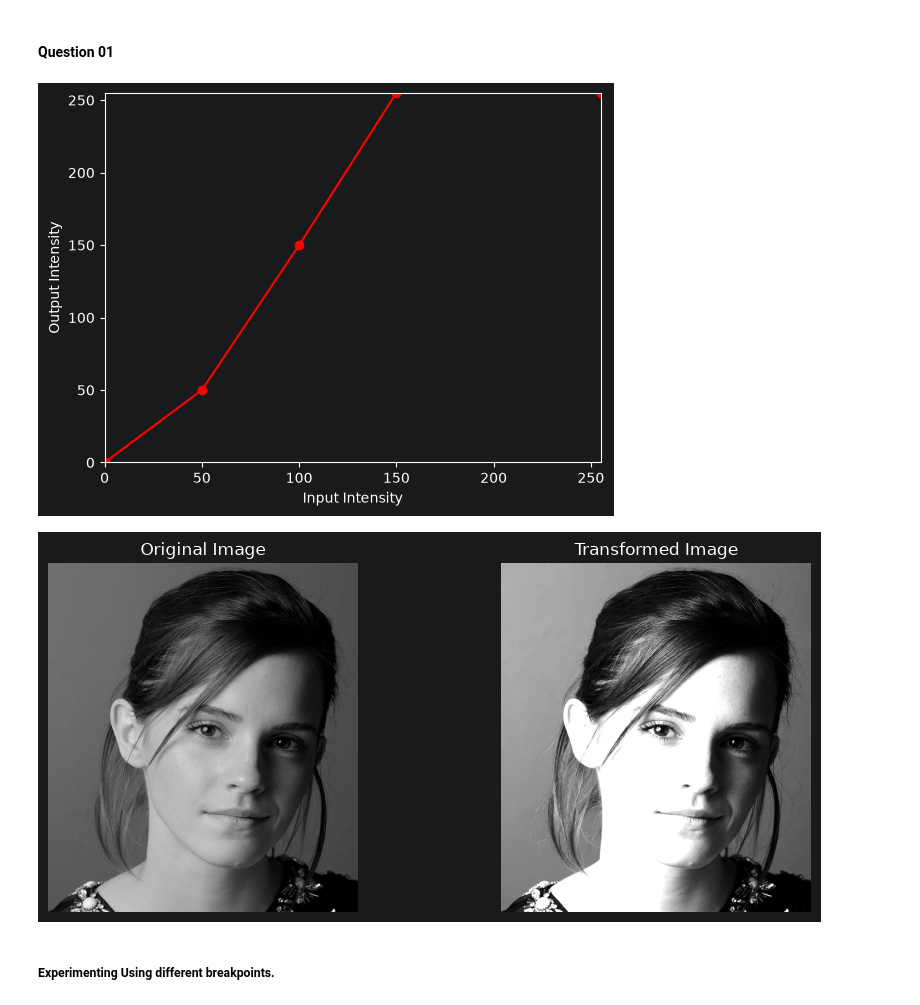
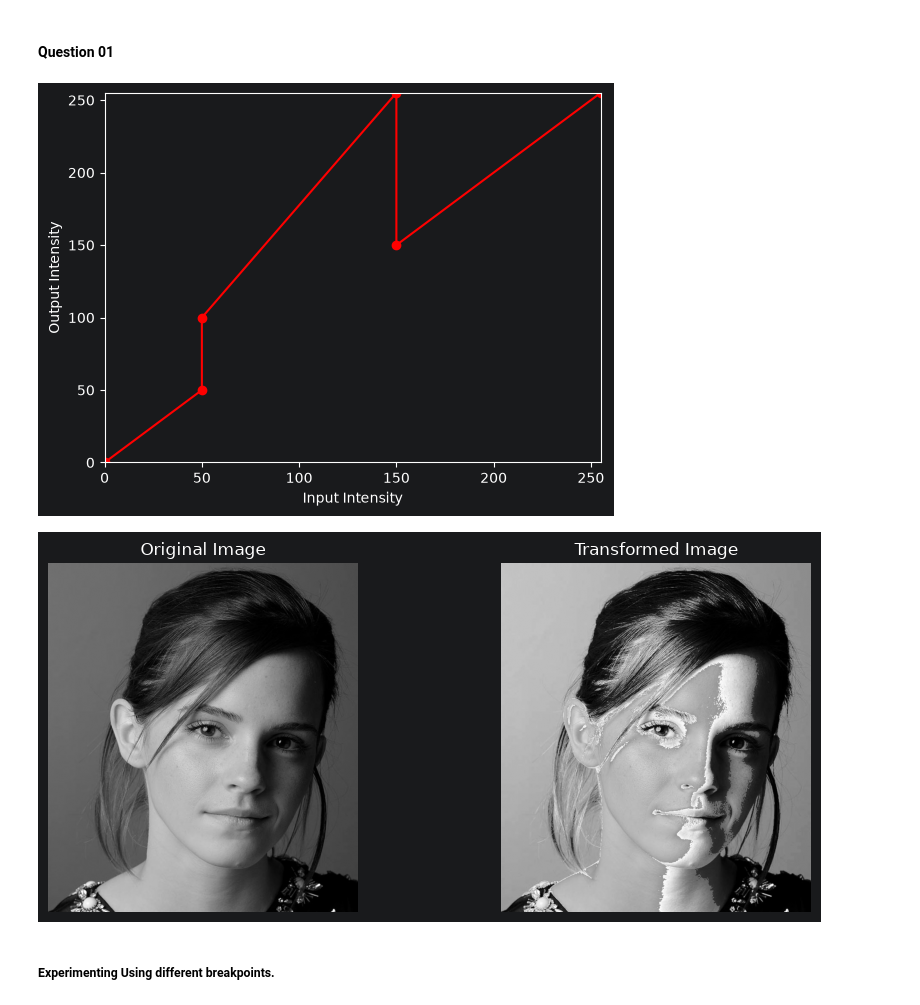
Before and after one commit to KaveeDiv23/Computer-Vision-Assignment-01, a Jupyter notebook: assignment01.ipynb, the cells around one changed output. Saved outputs shown, nothing was run; the diff lists cells and outputs as text; code cells hidden in the pictures.

```diff
--- a/assignment01.ipynb
+++ b/assignment01.ipynb
@@ -14,33 +14,43 @@ import cv2 as cv
 # %%
 im1 = cv.imread("Images/emma.jpg",cv.IMREAD_GRAYSCALE)
 # %%
-breakpoints1 = np.array([
+breakpoints = np.array([
     [0, 0],
     [50, 50],
-    [100, 150],
+    [50, 100],
     [150, 255],
+    [150, 150],
     [255, 255]
-])
+], dtype=np.float32)
 # %%
-def intensity_transform(im, breakpoints):
-    x = breakpoints[:, 0]
-    y = breakpoints[:, 1]
+def intensity_transform(im, bp):
+    x = im.astype(np.float32)
+    y = np.zeros_like(x)
 
-    result = np.interp(im, x, y)
+    for i in range(0, len(bp) - 1, 2):
+        x1, y1 = bp[i]
+        x2, y2 = bp[i + 1]
 
-    return np.clip(result, 0, 255).astype(np.uint8)
+        if i == len(bp) - 2:
+            mask = (x >= x1) & (x <= x2)
+        else:
+            mask = (x >= x1) & (x < x2)
+
+        y[mask] = y1 + (y2 - y1) * (x[mask] - x1) / (x2 - x1)
+
+    return np.clip(y, 0, 255).astype(np.uint8)
 # %%
-r1 = intensity_transform(im1, breakpoints1)
+r1 = intensity_transform(im1, breakpoints)
 
-plt.plot(breakpoints1[:, 0], breakpoints1[:, 1], marker='o', color='red')
+plt.plot(breakpoints[:, 0], breakpoints[:, 1], marker='o', color='red')
 
 plt.xlabel("Input Intensity")
 plt.ylabel("Output Intensity")
 plt.xlim(0, 255)
 plt.ylim(0, 255)
 plt.show()
 # %% [output]
-[figure, old version]
+[figure, new version]
 # %%
 plt.figure(figsize=(10, 4))
 
@@ -57,6 +67,6 @@ plt.axis("off")
 plt.tight_layout()
 plt.show()
 # %% [output]
-[figure, old version]
+[figure, new version]
 # %% [markdown]
 ##### Experimenting Using different breakpoints.
```
Also changed, not shown: parts of 5 cells of this notebook.
